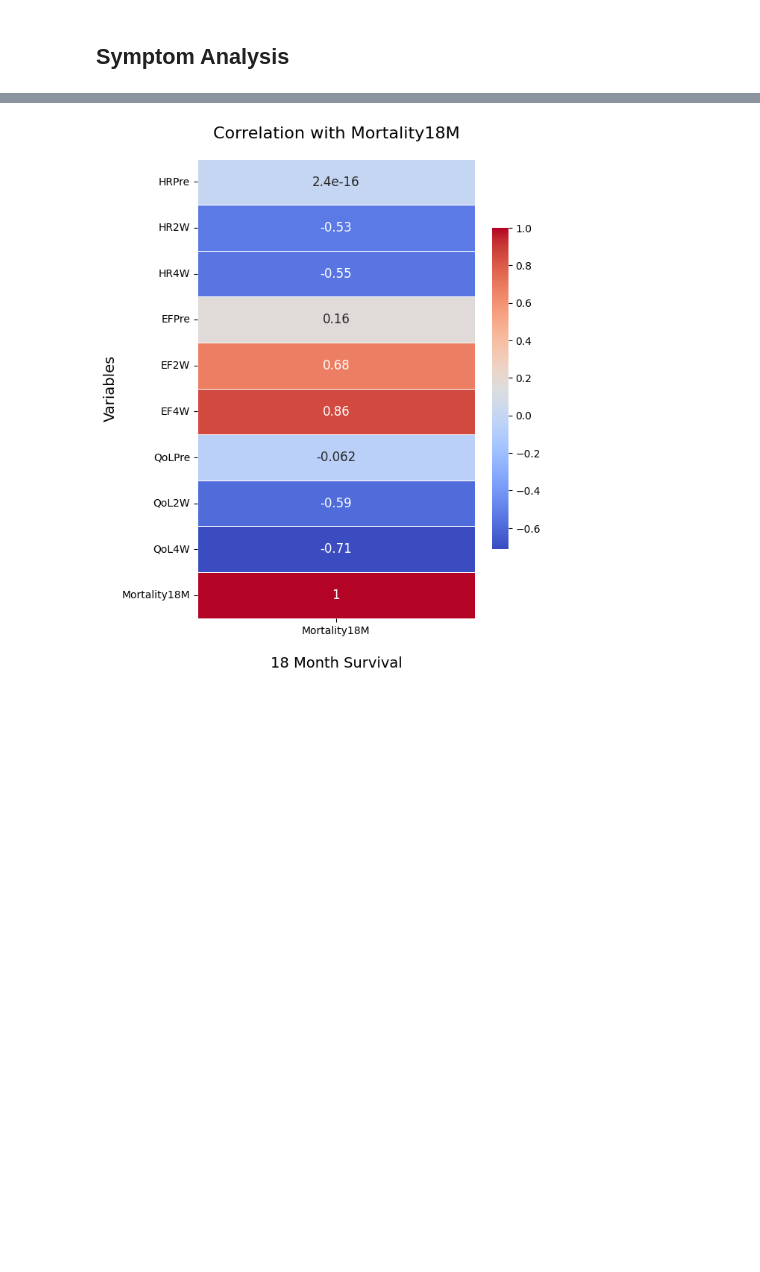
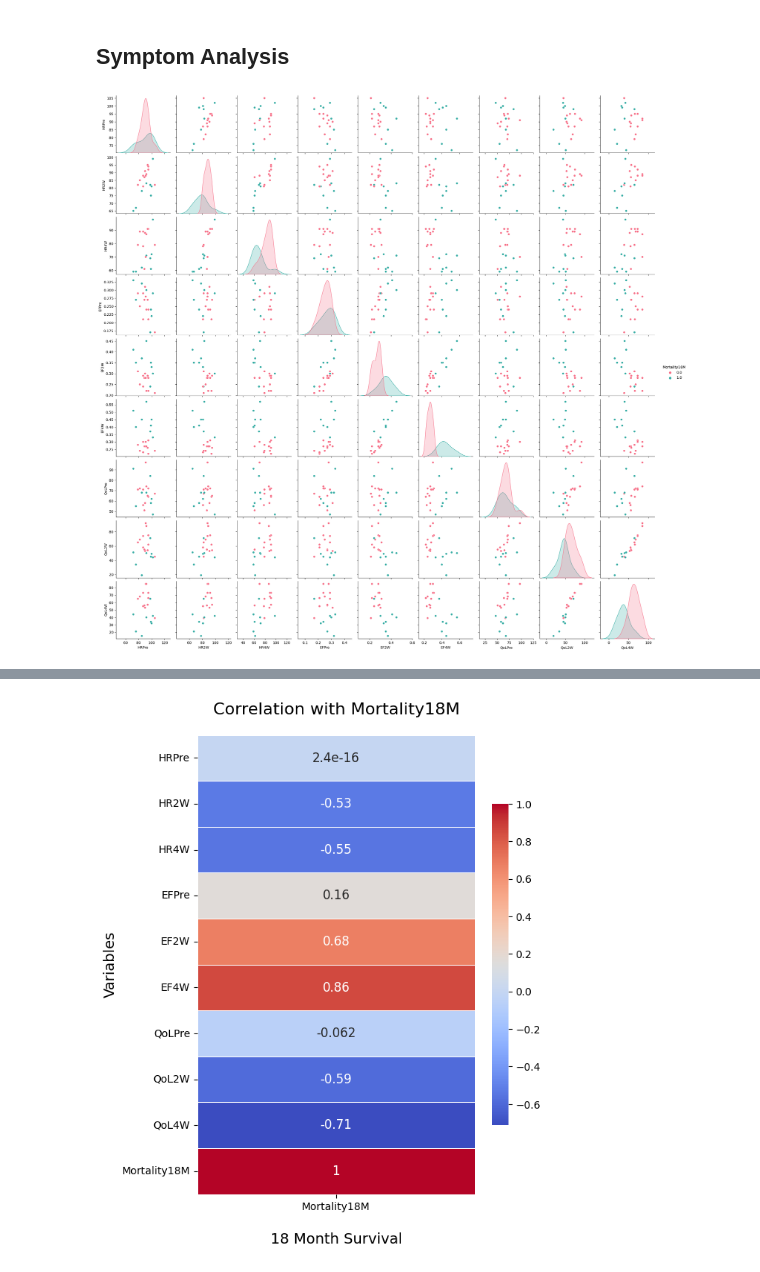
Before and after one commit to nwoyto/ClinicalDataAnalysisExercise, a Jupyter notebook: RegeneronProject/RegPythonVis.ipynb, the cells around one changed output, grey strips where cells are left out. Cells and saved outputs as stored; diff of their text form; code cells hidden in the pictures; blank space fills up the shorter version.

```diff
--- a/RegeneronProject/RegPythonVis.ipynb
+++ b/RegeneronProject/RegPythonVis.ipynb
@@ -177,6 +177,17 @@ def plot_measurements_over_time(df, columns, treatment_column='Treatment', treat
     plt.show()
 # %% [markdown]
 ## Symptom Analysis
+# %%
+# Select the variables of interest
+cols = ['HRPre', 'HR2W', 'HR4W', 'EFPre', 'EF2W', 'EF4W', 'QoLPre', 'QoL2W', 'QoL4W', 'Mortality18M']
+
+# Create the pairplot using Seaborn's pairplot function
+sns.pairplot(df[cols], hue='Mortality18M', palette='husl')
+
+# Show the plot
+plt.show()
+# %% [output]
+[figure, added]
 # %%
 # Select the variables of interest
 cols = ['HRPre', 'HR2W', 'HR4W', 'EFPre', 'EF2W', 'EF4W', 'QoLPre', 'QoL2W', 'QoL4W', 'Mortality18M']
```
Also changed, not shown: parts of 1 cell of this notebook, 3 other files.
